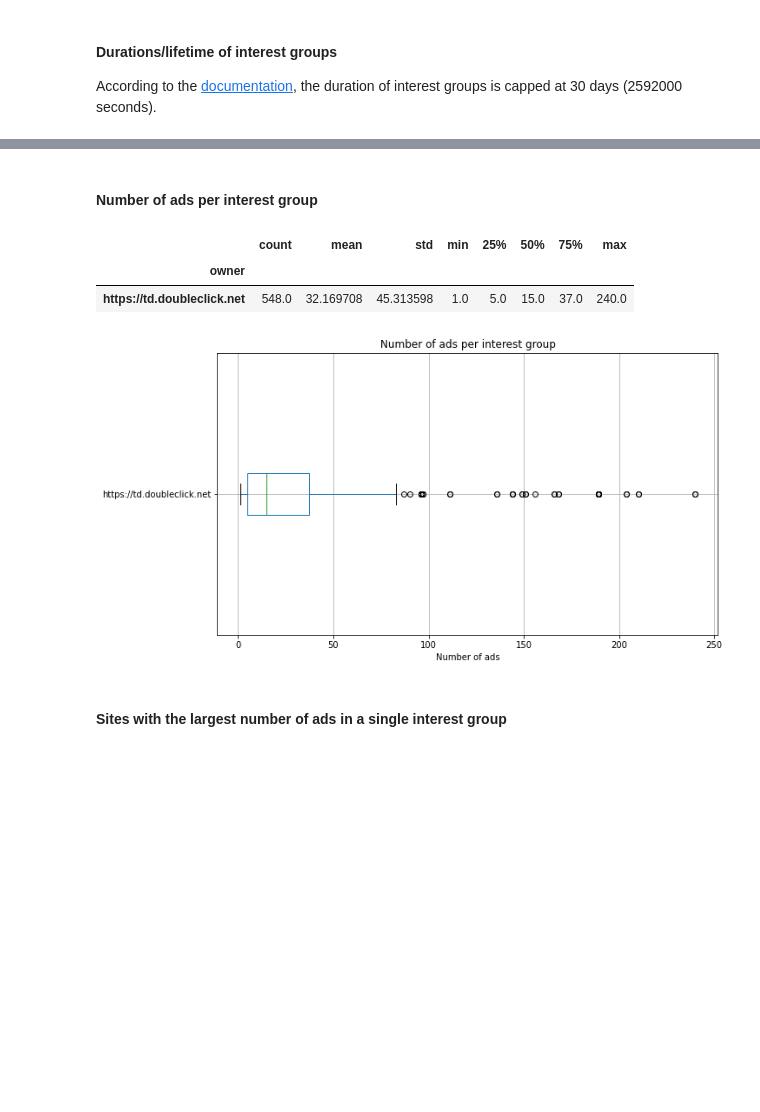
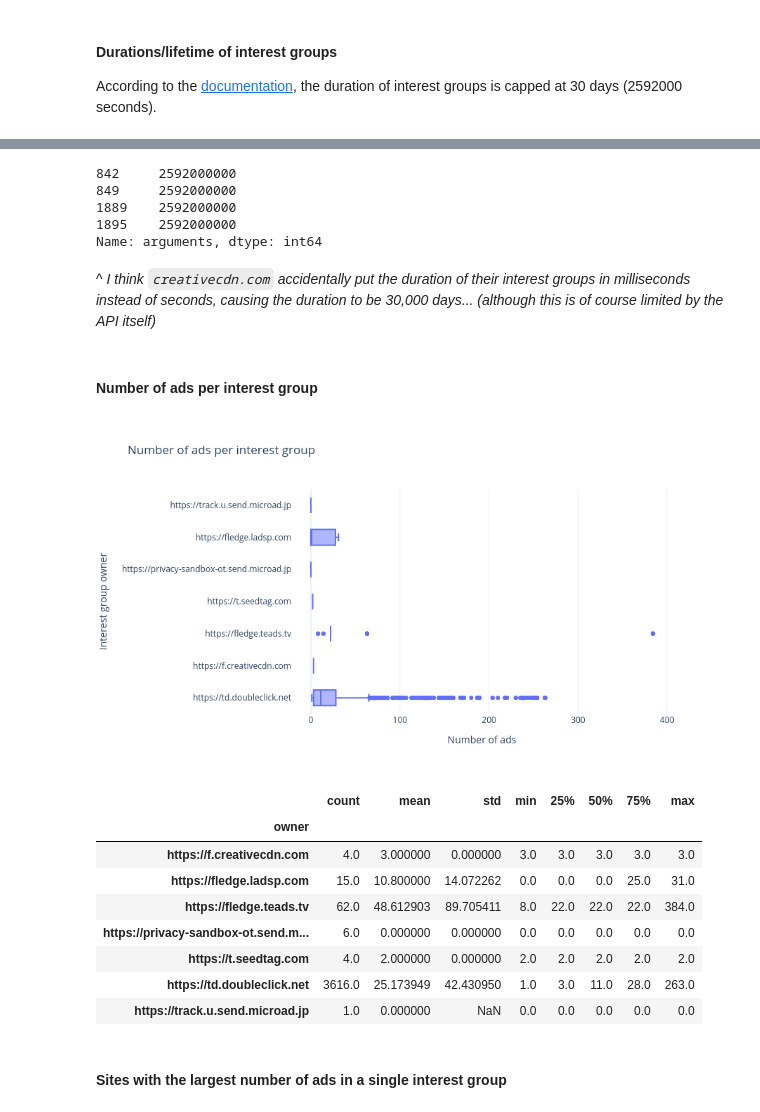
Before and after one commit to MichielP1807/tracker-radar-collector, a Jupyter notebook: post-processing/analysis.ipynb, the cells around one changed output, grey strips where cells are left out. Drawn from its saved outputs; the diff is of its cells as text; code cells hidden in the pictures; blank space fills up the shorter version.

```diff
--- a/post-processing/analysis.ipynb
+++ b/post-processing/analysis.ipynb
@@ -215,9 +318,11 @@ for call_type, call_data in calls_df.groupby("description"):
 # %% [markdown]
 ### Analyzing `joinAdInterestGroup` calls
 # %%
+join_calls = calls_df[calls_df["description"] == "Navigator.joinAdInterestGroup"].copy()
+join_calls["arguments"] = join_calls["arguments"].map(ast.literal_eval) # they were turned into strings after putting them in a CSV
+
 seconds_to_days = 1 / (60 * 60 * 24)
-join_calls = calls_df[calls_df["description"] == "Navigator.joinAdInterestGroup"].copy()
-join_calls["duration"] = join_calls["arguments"].apply(lambda arg: arg["1"] * seconds_to_days)
+join_calls["duration"] = join_calls["arguments"].apply(lambda arg: int(arg["1"]) * seconds_to_days)
 
 for subArg in ["owner", "name"]:
     join_calls[subArg] = join_calls["arguments"].apply(lambda arg: arg["0"].get(subArg))
@@ -270,22 +387,39 @@ join_calls.groupby("owner")["duration"].describe()
+# %%
+join_calls[join_calls["owner"] == "https://f.creativecdn.com"]["arguments"].apply(lambda arg: arg["1"])
+# %% [output]
+842     2592000000
+849     2592000000
+1889    2592000000
+1895    2592000000
+Name: arguments, dtype: int64
+# %% [markdown]
+^ *I think `creativecdn.com` accidentally put the duration of their interest groups in milliseconds instead of seconds, causing the duration to be 30,000 days... (although this is of course limited by the API itself)*
 # %% [markdown]
 #### Number of ads per interest group
 # %%
-ax = join_calls.boxplot(
-    column = "adsLen",
-    by = "owner",
-    vert = False,
-    figsize = (10,6)
+fig = join_calls.boxplot(
+    x = "adsLen",
+    y = "owner",
+    title = "Number of ads per interest group",
+    labels = {
+        "adsLen": "Number of ads",
+        "owner": "Interest group owner"
+    }
 )
-ax.get_figure().suptitle("")
-ax.set_title("Number of ads per interest group")
-ax.set_xlabel("Number of ads")
+display(Image(fig.to_image(format="png", width=900, height=500)))
 
 join_calls.groupby("owner")["adsLen"].describe()
 # %% [output]
+[figure, new version]
 |  | count | mean | std | min | 25% | 50% | 75% | max |
 | owner |  |  |  |  |  |  |  |  |
-| https://td.doubleclick.net | 548.0 | 32.169708 | 45.313598 | 1.0 | 5.0 | 15.0 | 37.0 | 240.0 |
+| https://f.creativecdn.com | 4.0 | 3.000000 | 0.000000 | 3.0 | 3.0 | 3.0 | 3.0 | 3.0 |
+| https://fledge.ladsp.com | 15.0 | 10.800000 | 14.072262 | 0.0 | 0.0 | 0.0 | 25.0 | 31.0 |
+| https://fledge.teads.tv | 62.0 | 48.612903 | 89.705411 | 8.0 | 22.0 | 22.0 | 22.0 | 384.0 |
+| https://privacy-sandbox-ot.send.m... | 6.0 | 0.000000 | 0.000000 | 0.0 | 0.0 | 0.0 | 0.0 | 0.0 |
+| https://t.seedtag.com | 4.0 | 2.000000 | 0.000000 | 2.0 | 2.0 | 2.0 | 2.0 | 2.0 |
+| https://td.doubleclick.net | 3616.0 | 25.173949 | 42.430950 | 1.0 | 3.0 | 11.0 | 28.0 | 263.0 |
+| https://track.u.send.microad.jp | 1.0 | 0.000000 | NaN | 0.0 | 0.0 | 0.0 | 0.0 | 0.0 |
-[figure, old version]
 # %% [markdown]
 #### Sites with the largest number of ads in a single interest group
 # %%
```
Also changed, not shown: parts of 40 cells of this notebook, 5 other files.
